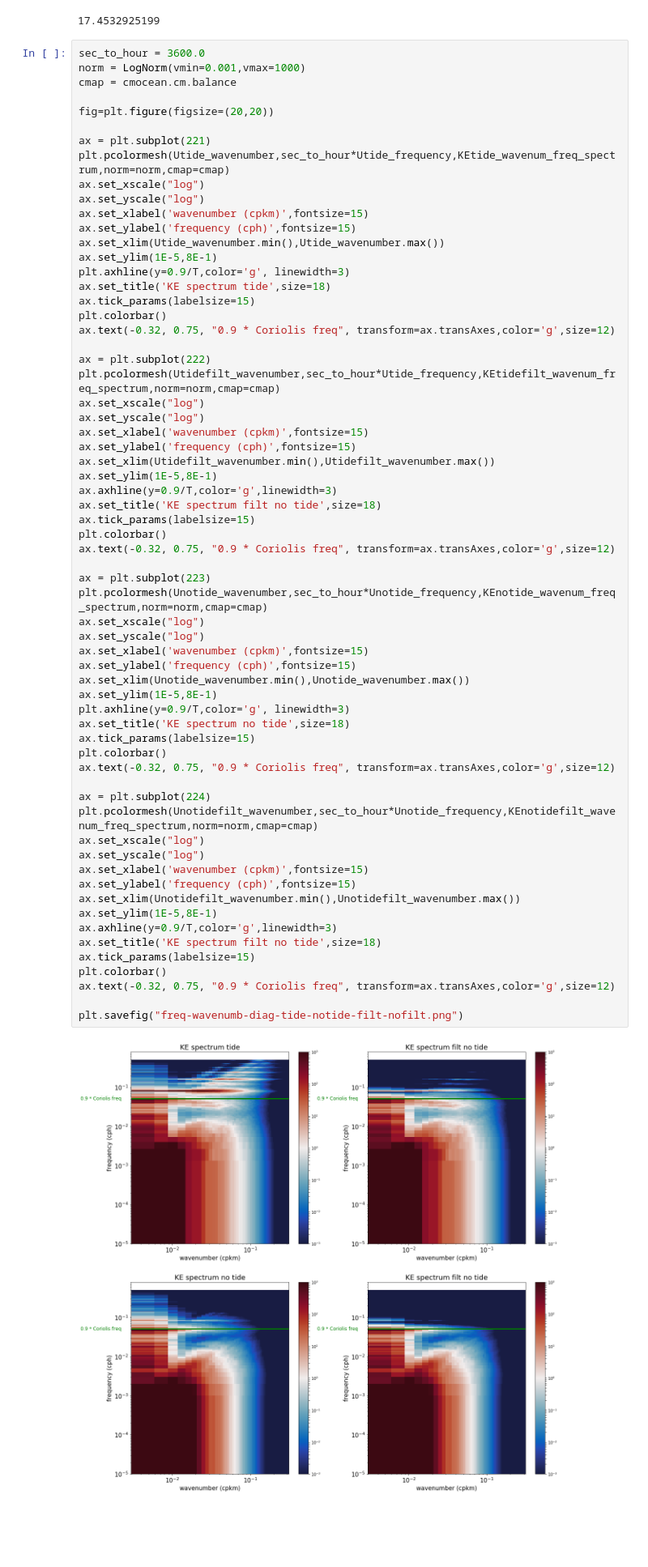
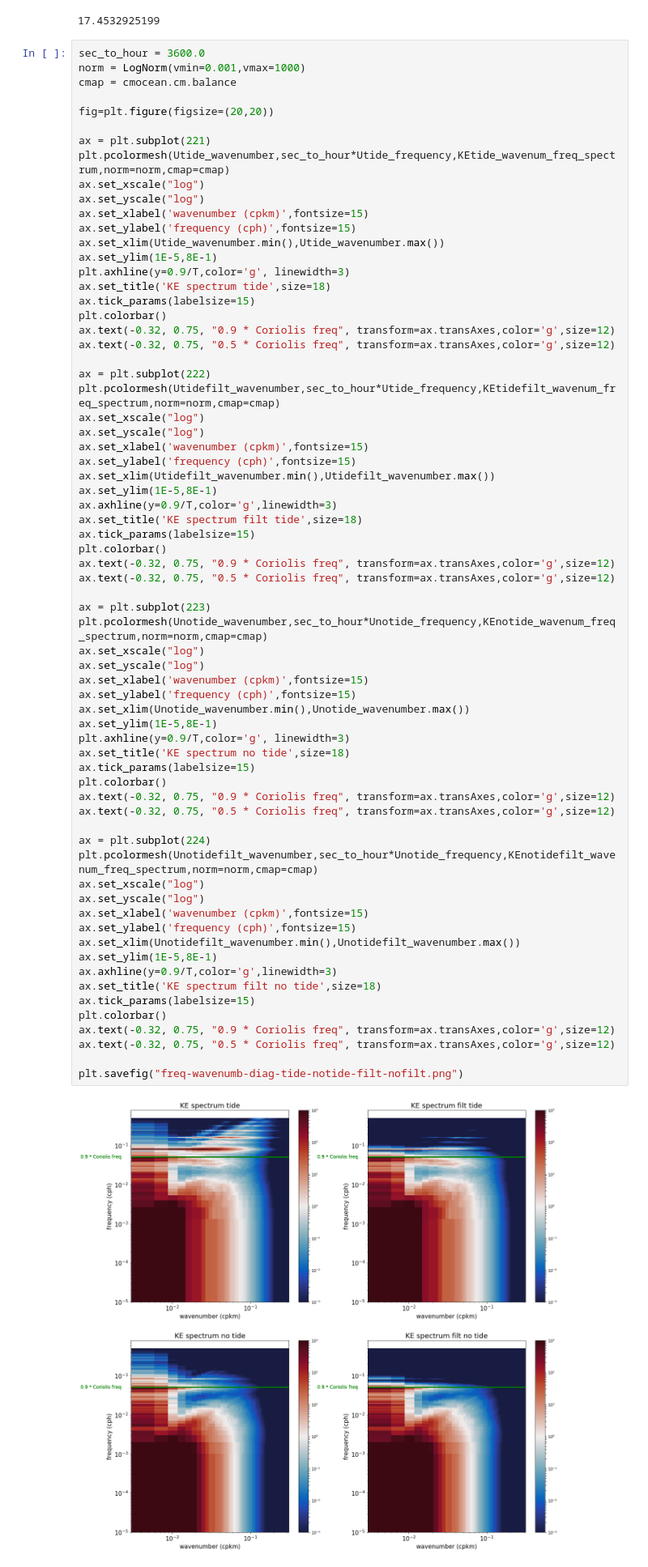
Before and after one commit to auraoupa/momentum-internal-tides-NATL60, a Jupyter notebook: 2019-03-22-AA-diag-freq-wavenumb-after-time-filtering-UV-mac.ipynb, the cells around one changed output. Shown: that part at 81% size. Drawn from its saved outputs; the diff is of its cells as text; blank space fills up the shorter version.

```diff
--- a/2019-03-22-AA-diag-freq-wavenumb-after-time-filtering-UV-mac.ipynb
+++ b/2019-03-22-AA-diag-freq-wavenumb-after-time-filtering-UV-mac.ipynb
@@ -339,6 +339,7 @@ ax.set_title('KE spectrum tide',size=18)
 ax.tick_params(labelsize=15)
 plt.colorbar()
 ax.text(-0.32, 0.75, "0.9 * Coriolis freq", transform=ax.transAxes,color='g',size=12)
+ax.text(-0.32, 0.75, "0.5 * Coriolis freq", transform=ax.transAxes,color='g',size=12)
 
 ax = plt.subplot(222)
 plt.pcolormesh(Utidefilt_wavenumber,sec_to_hour*Utide_frequency,KEtidefilt_wavenum_freq_spectrum,norm=norm,cmap=cmap)
@@ -349,39 +350,42 @@ ax.set_ylabel('frequency (cph)',fontsize=15)
 ax.set_xlim(Utidefilt_wavenumber.min(),Utidefilt_wavenumber.max())
 ax.set_ylim(1E-5,8E-1)
 ax.axhline(y=0.9/T,color='g',linewidth=3)
-ax.set_title('KE spectrum filt no tide',size=18)
+ax.set_title('KE spectrum filt tide',size=18)
 ax.tick_params(labelsize=15)
 plt.colorbar()
 ax.text(-0.32, 0.75, "0.9 * Coriolis freq", transform=ax.transAxes,color='g',size=12)
+ax.text(-0.32, 0.75, "0.5 * Coriolis freq", transform=ax.transAxes,color='g',size=12)
 
 ax = plt.subplot(223)
 plt.pcolormesh(Unotide_wavenumber,sec_to_hour*Unotide_frequency,KEnotide_wavenum_freq_spectrum,norm=norm,cmap=cmap)
 ax.set_xscale("log")
 ax.set_yscale("log")
 ax.set_xlabel('wavenumber (cpkm)',fontsize=15)
 ax.set_ylabel('frequency (cph)',fontsize=15)
 ax.set_xlim(Unotide_wavenumber.min(),Unotide_wavenumber.max())
 ax.set_ylim(1E-5,8E-1)
 plt.axhline(y=0.9/T,color='g', linewidth=3)
 ax.set_title('KE spectrum no tide',size=18)
 ax.tick_params(labelsize=15)
 plt.colorbar()
 ax.text(-0.32, 0.75, "0.9 * Coriolis freq", transform=ax.transAxes,color='g',size=12)
+ax.text(-0.32, 0.75, "0.5 * Coriolis freq", transform=ax.transAxes,color='g',size=12)
 
 ax = plt.subplot(224)
 plt.pcolormesh(Unotidefilt_wavenumber,sec_to_hour*Unotide_frequency,KEnotidefilt_wavenum_freq_spectrum,norm=norm,cmap=cmap)
 ax.set_xscale("log")
 ax.set_yscale("log")
 ax.set_xlabel('wavenumber (cpkm)',fontsize=15)
 ax.set_ylabel('frequency (cph)',fontsize=15)
 ax.set_xlim(Unotidefilt_wavenumber.min(),Unotidefilt_wavenumber.max())
 ax.set_ylim(1E-5,8E-1)
 ax.axhline(y=0.9/T,color='g',linewidth=3)
 ax.set_title('KE spectrum filt no tide',size=18)
 ax.tick_params(labelsize=15)
 plt.colorbar()
 ax.text(-0.32, 0.75, "0.9 * Coriolis freq", transform=ax.transAxes,color='g',size=12)
+ax.text(-0.32, 0.75, "0.5 * Coriolis freq", transform=ax.transAxes,color='g',size=12)
 
 plt.savefig("freq-wavenumb-diag-tide-notide-filt-nofilt.png")
 # %% [output]
-[figure, old version]
+[figure, new version]
```
Also changed, not shown: 6 other files.
